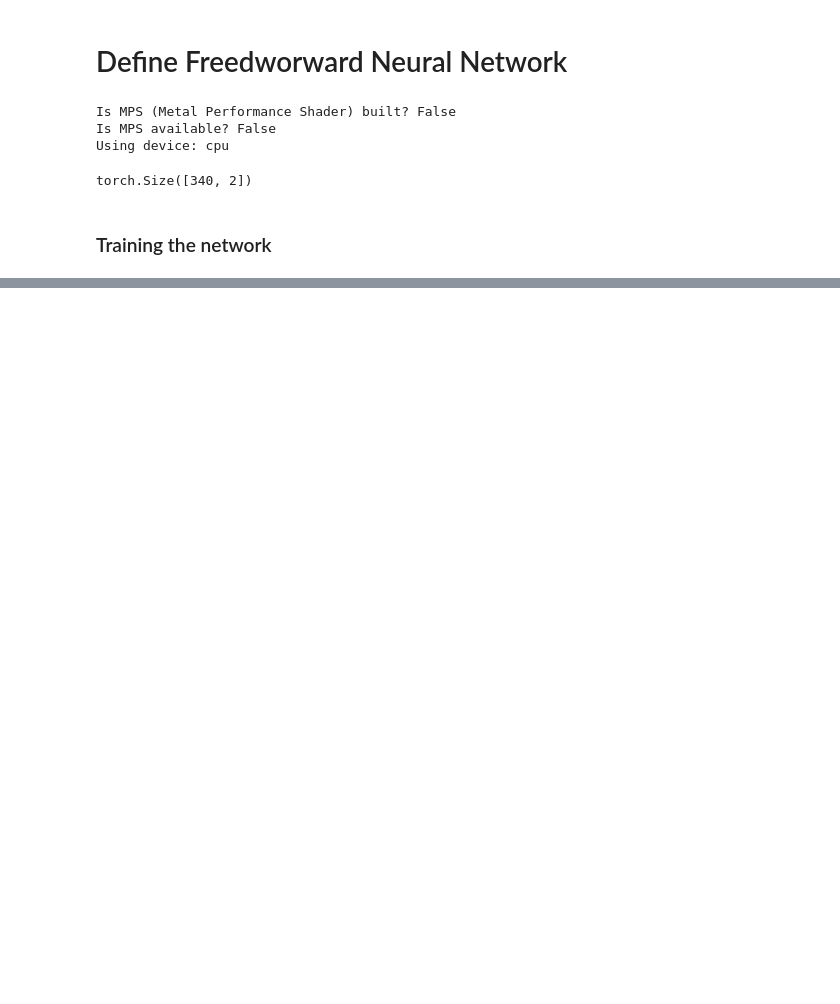
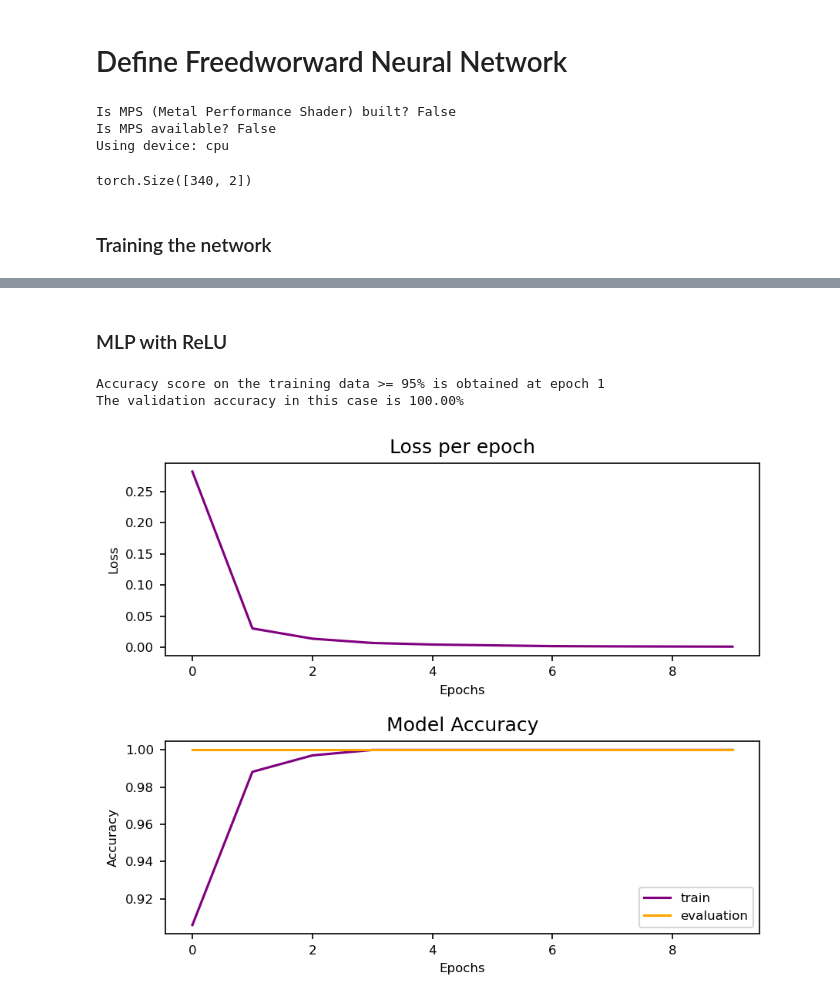
Before and after one commit to ret1-c/ATCD_2025_UU, a Jupyter notebook: Project_1_pre.ipynb, the cells around one changed output, grey strips where cells are left out. Drawn from its saved outputs; the diff is of its cells as text; code cells hidden in the pictures; blank space fills up the shorter version.

```diff
--- a/Project_1_pre.ipynb
+++ b/Project_1_pre.ipynb
@@ -312,0 +257,14 @@ NameError: name 'data_test' is not defined
+# %%
+info = {
+    'Loss':{'ReLU': [],
+            'Sigmoid': [],
+            'Softmax': []},
+
+     'Training_Accuracy':  {'ReLU'   : [],
+                            'Sigmoid': [],
+                            'Softmax': []},
+
+    'Validation_Accuracy': {'ReLU'     : [],
+                            'Sigmoid'  : [],
+                             'Softmax ': []}
+}
@@ -312,0 +360,26 @@ NameError: name 'data_test' is not defined
+# %%
+def plot(num_epochs, loss_per_epoch, train_acc_per_epoch, valid_acc_per_epoch):
+    n_ep = np.arange(0,num_epochs ,1)
+    #print(len(n_ep))
+    #print(len(loss_per_epoch))
+    fig, (ax1, ax2) = plt.subplots(2, 1, figsize=(6,5))
+    ax1.plot(n_ep,loss_per_epoch, color = 'purple' )
+    ax1.set_title('Loss per epoch',fontsize=12)
+    ax1.set_xlabel('Epochs', fontsize=8)
+    ax1.set_ylabel('Loss', fontsize=8)
+    ax1.xaxis.set_tick_params(labelsize=8)
+    ax1.yaxis.set_tick_params(labelsize=8)
+
+    ax2.plot(n_ep, train_acc_per_epoch, color = 'purple',  label = 'train')
+    ax2.plot(n_ep, valid_acc_per_epoch, color = 'orange', label = 'evaluation')
+    #ax2.hlines(0.95,0,9,linestyle='dashed',color='red', label = '0.95 line')
+    ax2.set_title('Model Accuracy',fontsize=12)
+    ax2.xaxis.set_tick_params(labelsize=8)
+    ax2.yaxis.set_tick_params(labelsize=8)
+    ax2.set_xlabel('Epochs', fontsize=8)
+    ax2.set_ylabel('Accuracy', fontsize=8)
+    ax2.legend(loc = 'lower right', fontsize = 8)
+
+    plt.tight_layout()
+# %% [markdown]
+### MLP with ReLU
@@ -312,0 +389,14 @@ NameError: name 'data_test' is not defined
+# %%
+for i, item in enumerate(info['Training_Accuracy']['ReLU']):
+    if item >= 0.95:
+        index = i
+        break
+print('Accuracy score on the training data >= 95% is obtained at epoch',i)
+print(f"The validation accuracy in this case is {100.0*info['Validation_Accuracy']['ReLU'][index].item():4.2f}%")
+# %% [output]
+Accuracy score on the training data >= 95% is obtained at epoch 1
+The validation accuracy in this case is 100.00%
+# %%
+plot(num_epochs=10, loss_per_epoch= info['Loss']['ReLU'], train_acc_per_epoch=info['Training_Accuracy']['ReLU'], valid_acc_per_epoch=info['Validation_Accuracy']['ReLU'])
+# %% [output]
+[figure, added]
```
Also changed, not shown: parts of 40 cells of this notebook.
